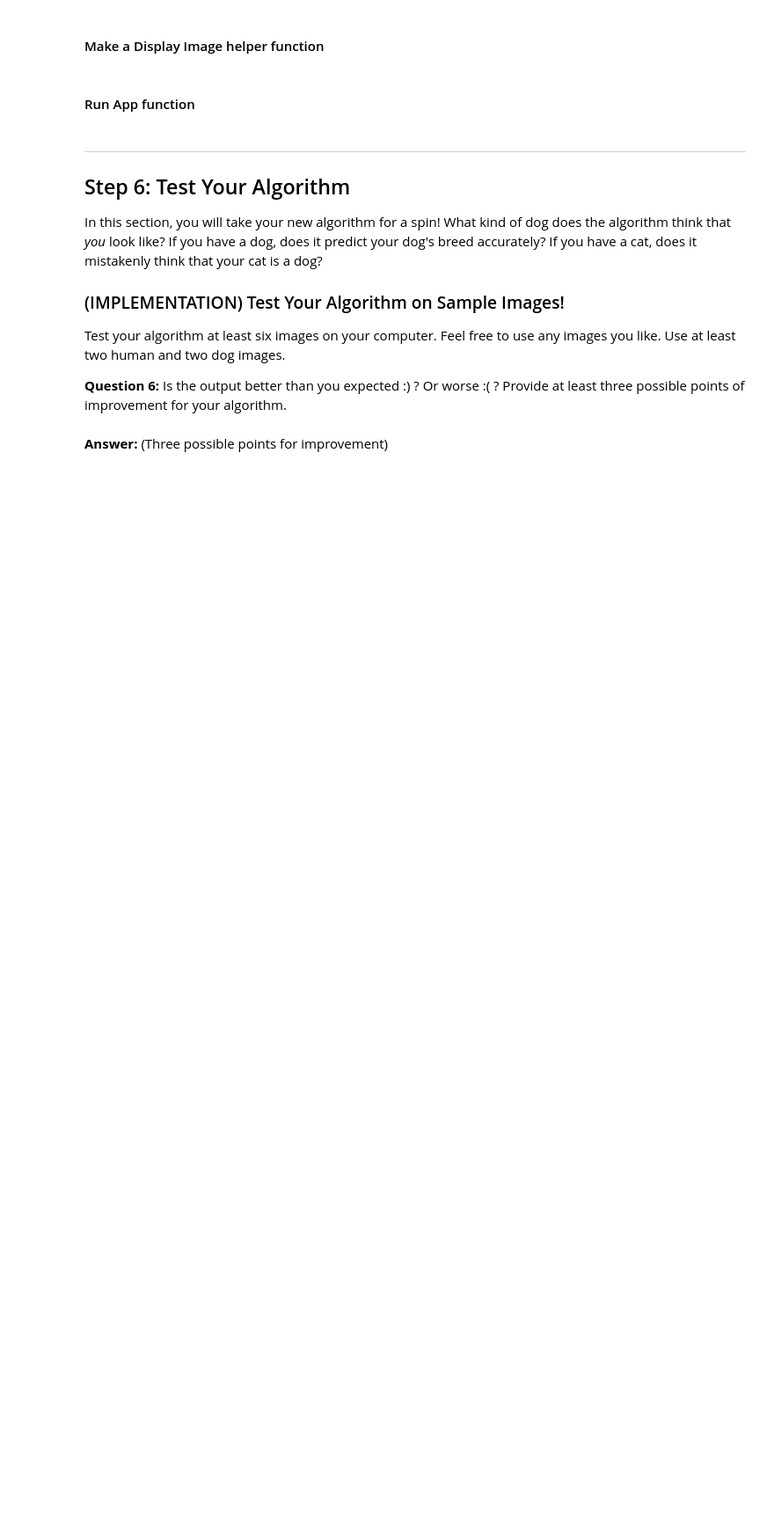
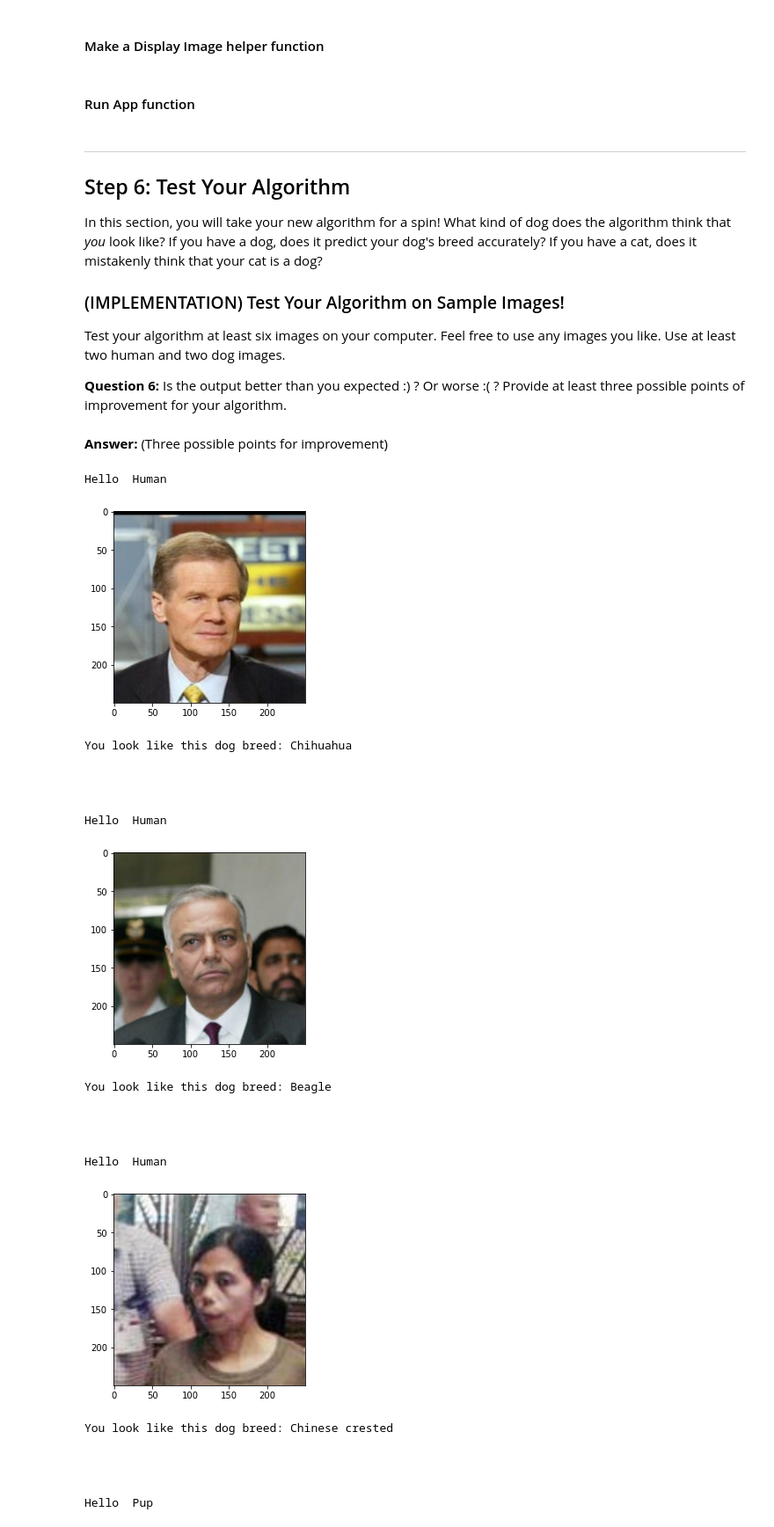
Before and after one commit to bnagallo/DL2-dog-breed-classifier, a Jupyter notebook: dog_app.ipynb, the cells around one changed output. Shown at 88% size. Cells and saved outputs as stored; diff of their text form; code cells hidden in the pictures; blank space fills up the shorter version.

Commit message:
Completed all Parts 4, 5 and 6
Finished training and displayed the results from the transfer model.

```diff
--- a/dog_app.ipynb
+++ b/dog_app.ipynb
@@ -1081,7 +1085,10 @@ def predict_breed_transfer(img_path):
 
     output = model_transfer(image)
 
-    return class_names[output]
+    _, preds_tensor = torch.max(output, 1)
+    preds = np.squeeze(preds_tensor.numpy()) if not use_cuda else np.squeeze(preds_tensor.cpu().numpy())
+
+    return class_names[preds]
 # %% [markdown]
 ---
 <a id='step5'></a>
@@ -1105,18 +1112,17 @@ Some sample output for our algorithm is provided below, but feel free to design
 # %%
 def display_img(img_path, title, caption):
 
-    print('Hello, ', title)
+    print('\n\n\n\nHello ', title)
 
-    if img_path != '':
-        img = cv2.imread(img_path)
-        # convert BGR image to grayscale
-        gray = cv2.cvtColor(img, cv2.COLOR_BGR2GRAY)
-        # convert BGR image to RGB for plotting
-        cv_rgb = cv2.cvtColor(img, cv2.COLOR_BGR2RGB)
+    img = cv2.imread(img_path)
+    # convert BGR image to grayscale
+    gray = cv2.cvtColor(img, cv2.COLOR_BGR2GRAY)
+    # convert BGR image to RGB for plotting
+    cv_rgb = cv2.cvtColor(img, cv2.COLOR_BGR2RGB)
 
-        # display the image, along with bounding box
-        plt.imshow(cv_rgb)
-        plt.show()
+    # display the image, along with bounding box
+    plt.imshow(cv_rgb)
+    plt.show()
 
     print(caption)
 # %% [markdown]
@@ -1128,13 +1134,13 @@ def display_img(img_path, title, caption):
 def run_app(img_path):
 
     if face_detector(img_path):
-        display_img(img_path, 'Human', 'You Look like a ' +
+        display_img(img_path, 'Human', 'You look like this dog breed: ' +
                     predict_breed_transfer(img_path))
     elif dog_detector(img_path):
-        display_img(img_path, 'Pup', 'You are a ' +
+        display_img(img_path, 'Pup', 'You are this dog breed: ' +
                     predict_breed_transfer(img_path))
     else:
-        display_img('', 'ERROR!', 'You are neither Human, nor Dog')
+        display_img(img_path, '', 'You are neither Human, nor Dog')
 # %% [markdown]
 ---
 <a id='step6'></a>
@@ -1152,8 +1158,41 @@ __Answer:__ (Three possible points for improvement)
 # %%
 ## TODO: Execute your algorithm from Step 6 on
 ## at least 6 images on your computer.
 ## Feel free to use as many code cells as needed.
 
-## suggested code, below
-for file in np.hstack((human_files[:3], dog_files[:3])):
+# Get any 3 humans
+humans_randnums= np.random.randint(0,len(human_files),3)
+humans_accessed_mapping = map(human_files.__getitem__, humans_randnums)
+humans_accessed_list = list(humans_accessed_mapping)
+
+# Get any 3 dogs
+dogs_randnums= np.random.randint(0,len(dog_files),3)
+dogs_accessed_mapping = map(dog_files.__getitem__, dogs_randnums)
+dogs_accessed_list = list(dogs_accessed_mapping)
+
+# suggested code, below
+for file in (humans_accessed_list + dogs_accessed_list ):
     run_app(file)
+# %% [output]
+Hello  Human
+[figure, added]
+You look like this dog breed: Chihuahua
+
+
+
+
+Hello  Human
+[figure, added]
+You look like this dog breed: Beagle
+
+
+
+
+Hello  Human
+[figure, added]
+You look like this dog breed: Chinese crested
+
+
+
+
+Hello  Pup
```
Also changed, not shown: parts of 7 cells of this notebook.
